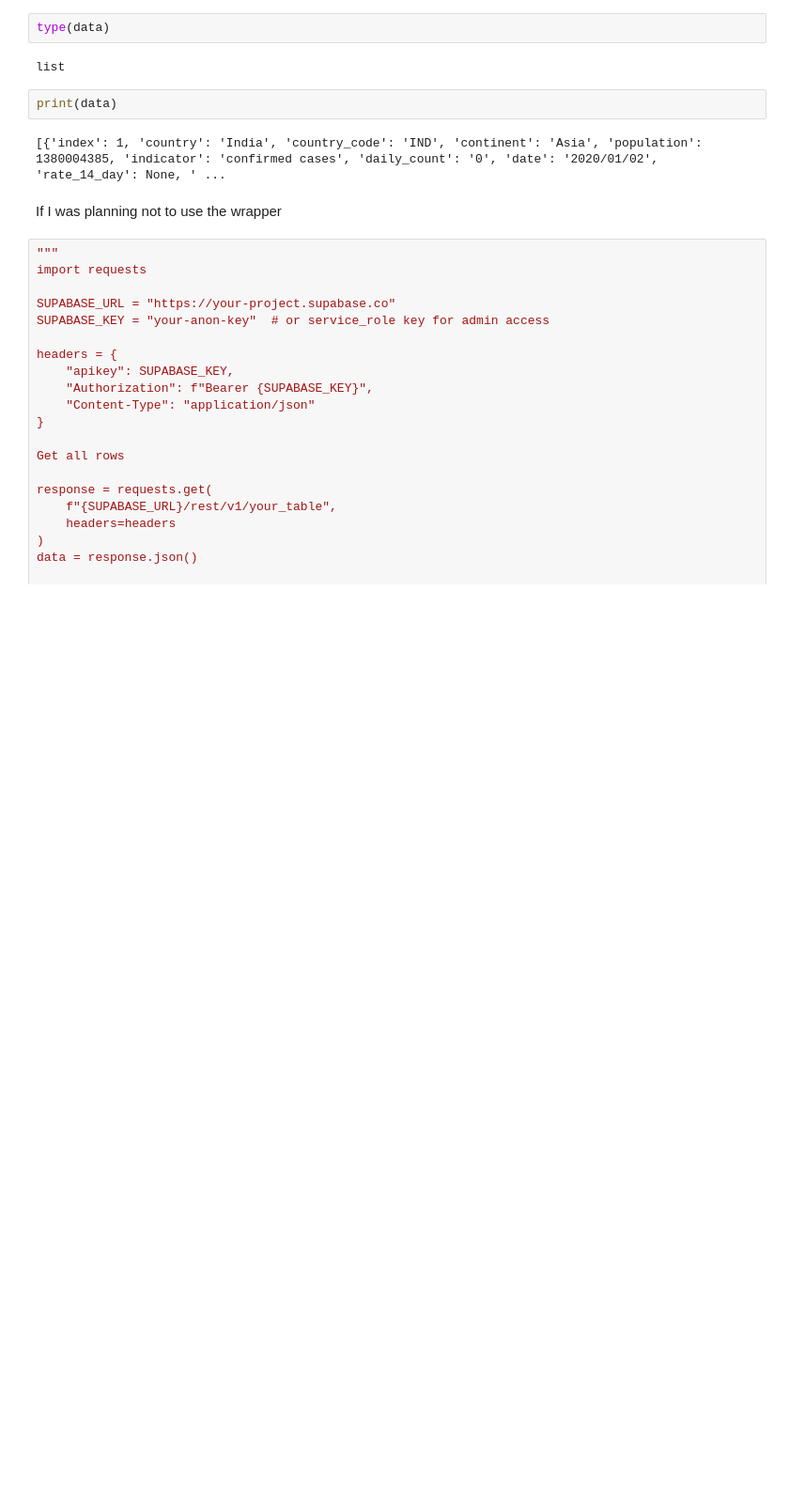
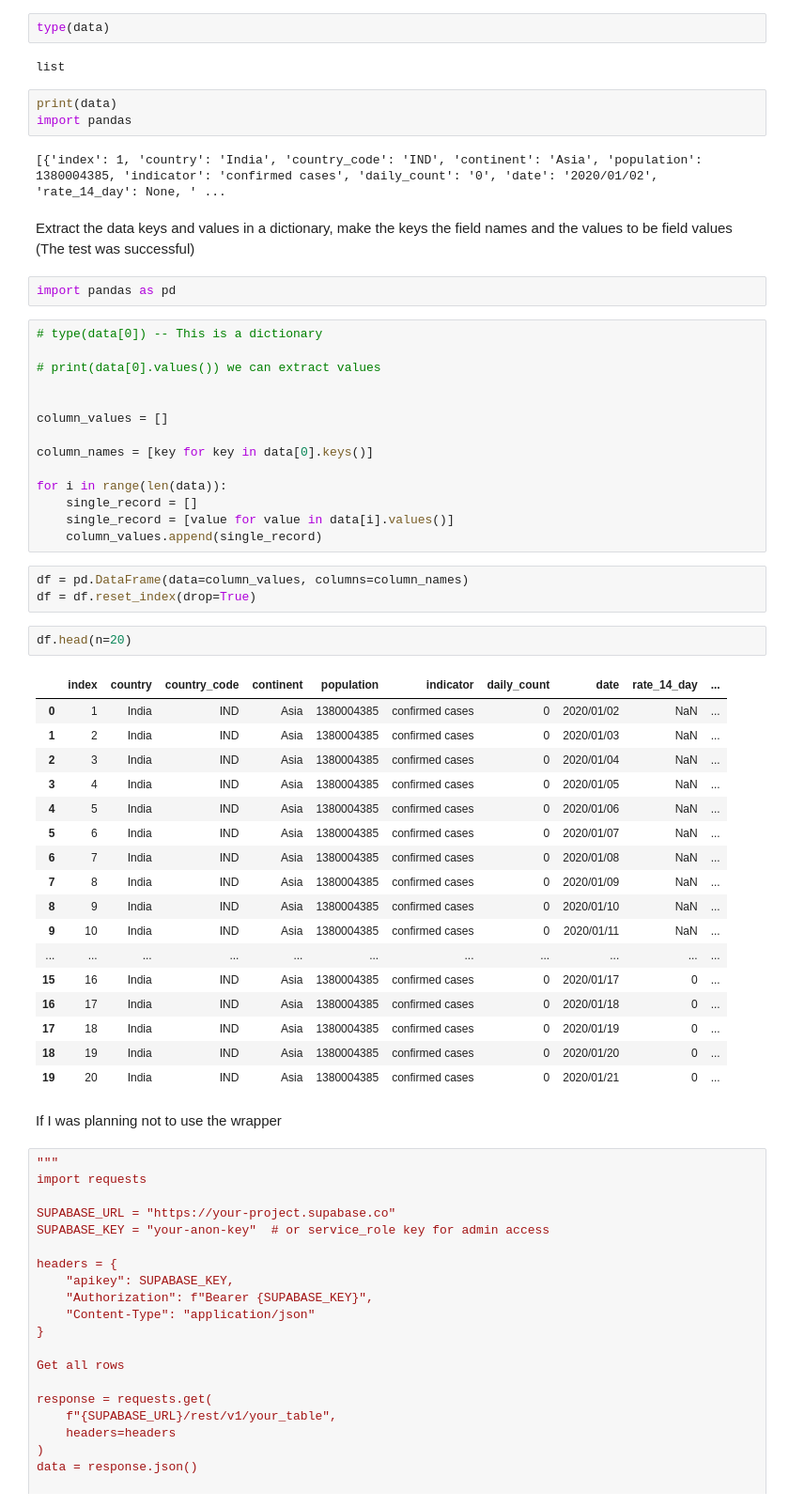
Before and after one commit to Banele252/Control-Automation, a Jupyter notebook: BackEnd/Supabase/canvas_test.ipynb, the cells around one changed output. Shown at 94% size. Drawn from its saved outputs; the diff is of its cells as text; blank space fills up the shorter version.

```diff
--- a/BackEnd/Supabase/canvas_test.ipynb
+++ b/BackEnd/Supabase/canvas_test.ipynb
@@ -30,8 +28,50 @@ type(data)
 list
 # %%
 print(data)
+import pandas
 # %% [output]
 [{'index': 1, 'country': 'India', 'country_code': 'IND', 'continent': 'Asia', 'population': 1380004385, 'indicator': 'confirmed cases', 'daily_count': '0', 'date': '2020/01/02', 'rate_14_day': None, ' ...
+# %% [markdown]
+Extract the data keys and values in a dictionary, make the keys the field names and the values to be field values (The test was successful)
+# %%
+import pandas as pd
+# %%
+# type(data[0]) -- This is a dictionary
+
+# print(data[0].values()) we can extract values
+
+
+column_values = []
+
+column_names = [key for key in data[0].keys()]
+
+for i in range(len(data)):
+    single_record = []
+    single_record = [value for value in data[i].values()]
+    column_values.append(single_record)
+# %%
+df = pd.DataFrame(data=column_values, columns=column_names)
+df = df.reset_index(drop=True)
+# %%
+df.head(n=20)
+# %% [output]
+|  | index | country | country_code | continent | population | indicator | daily_count | date | rate_14_day | ... |
+| 0 | 1 | India | IND | Asia | 1380004385 | confirmed cases | 0 | 2020/01/02 | NaN | ... |
+| 1 | 2 | India | IND | Asia | 1380004385 | confirmed cases | 0 | 2020/01/03 | NaN | ... |
+| 2 | 3 | India | IND | Asia | 1380004385 | confirmed cases | 0 | 2020/01/04 | NaN | ... |
+| 3 | 4 | India | IND | Asia | 1380004385 | confirmed cases | 0 | 2020/01/05 | NaN | ... |
+| 4 | 5 | India | IND | Asia | 1380004385 | confirmed cases | 0 | 2020/01/06 | NaN | ... |
+| 5 | 6 | India | IND | Asia | 1380004385 | confirmed cases | 0 | 2020/01/07 | NaN | ... |
+| 6 | 7 | India | IND | Asia | 1380004385 | confirmed cases | 0 | 2020/01/08 | NaN | ... |
+| 7 | 8 | India | IND | Asia | 1380004385 | confirmed cases | 0 | 2020/01/09 | NaN | ... |
+| 8 | 9 | India | IND | Asia | 1380004385 | confirmed cases | 0 | 2020/01/10 | NaN | ... |
+| 9 | 10 | India | IND | Asia | 1380004385 | confirmed cases | 0 | 2020/01/11 | NaN | ... |
+| ... | ... | ... | ... | ... | ... | ... | ... | ... | ... | ... |
+| 15 | 16 | India | IND | Asia | 1380004385 | confirmed cases | 0 | 2020/01/17 | 0 | ... |
+| 16 | 17 | India | IND | Asia | 1380004385 | confirmed cases | 0 | 2020/01/18 | 0 | ... |
+| 17 | 18 | India | IND | Asia | 1380004385 | confirmed cases | 0 | 2020/01/19 | 0 | ... |
+| 18 | 19 | India | IND | Asia | 1380004385 | confirmed cases | 0 | 2020/01/20 | 0 | ... |
+| 19 | 20 | India | IND | Asia | 1380004385 | confirmed cases | 0 | 2020/01/21 | 0 | ... |
 # %% [markdown]
 If I was planning not to use the wrapper
 # %%
```
Also changed, not shown: parts of 2 cells of this notebook, 1 other file.
